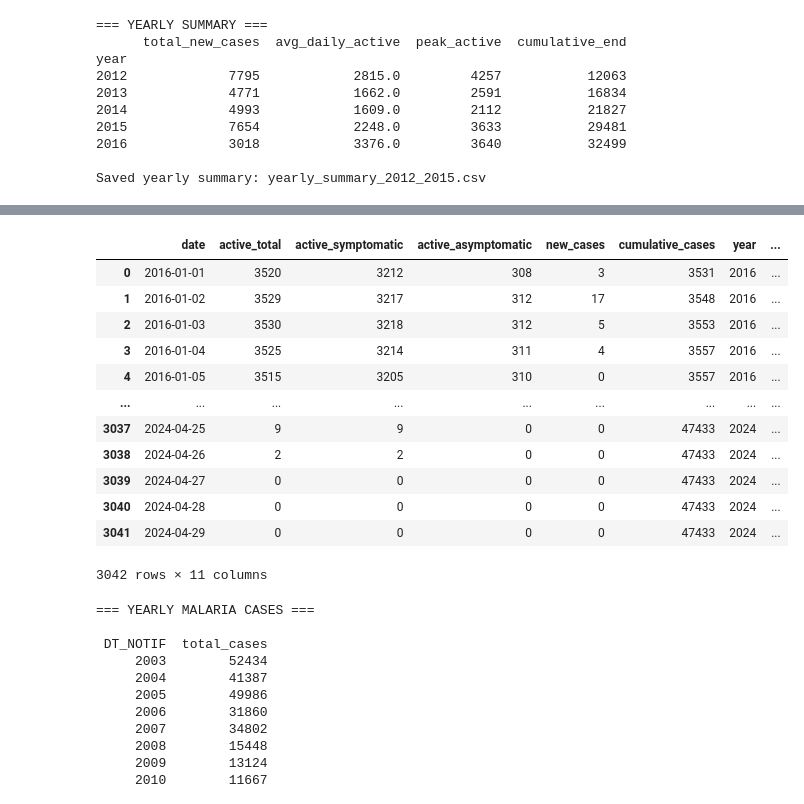
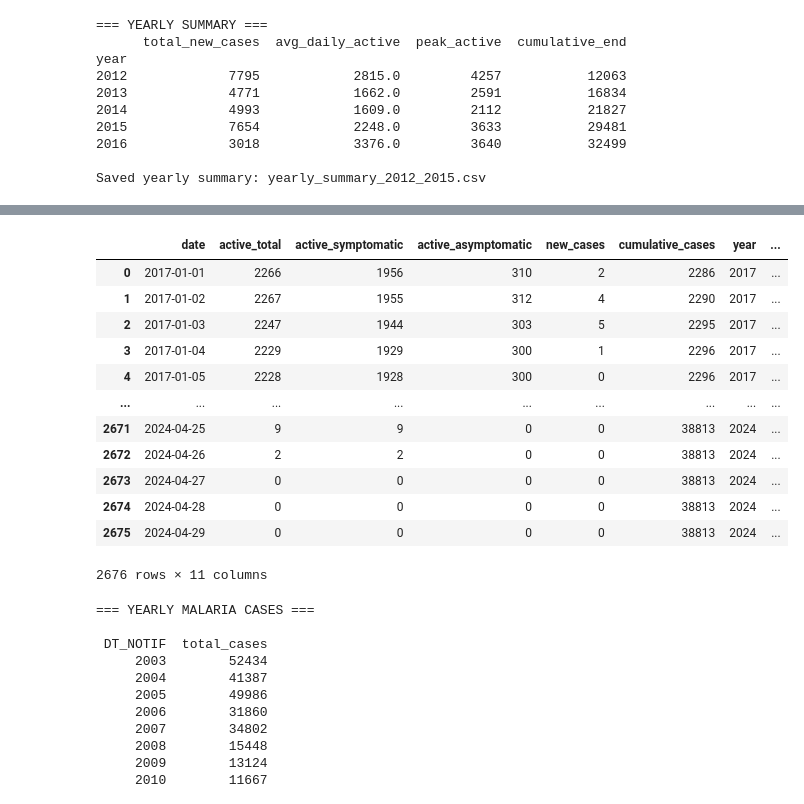
Before and after one commit to RaphaLevy/Study_on_malaria_dynamics_v2, a Jupyter notebook: data_files/notebooks/Manaus_Vivax_Cases.ipynb, the cells around one changed output, grey strips where cells are left out. Drawn from its saved outputs; the diff is of its cells as text; code cells hidden in the pictures.

```diff
--- a/data_files/notebooks/Manaus_Vivax_Cases.ipynb
+++ b/data_files/notebooks/Manaus_Vivax_Cases.ipynb
@@ -637,7 +646,7 @@ DT_NOTIF sample:
 10   2003-07-11
 Name: DT_NOTIF, dtype: datetime64[us]
 # %%
-def calculate_active_cases_with_prior_period(df, infectious_days=120, start_year=2016, end_year=2023):
+def calculate_active_cases_with_prior_period(df, infectious_days=120, start_year=2017, end_year=2023):
     """
     Calculate active cases including prior period for accurate initial counts,
     then trim the first infectious_days days.
@@ -723,10 +732,10 @@ daily_active_cases_2012_2015 = calculate_active_cases_with_prior_period(
     end_year=2015
 )
 
-daily_active_cases_2016_2023 = calculate_active_cases_with_prior_period(
+daily_active_cases_2017_2023 = calculate_active_cases_with_prior_period(
     manaus_malaria_data,
     infectious_days=120,
-    start_year=2016,
+    start_year=2017,
     end_year=2023
 )
 # %% [output]
@@ -817,12 +826,12 @@ Trimmed date range: 2012-01-01 to 2016-04-29
 Active cases on first trimmed day: 4,252
 # %%
 # Trim the first 120 days (the prior period)
-daily_active_cases_trimmed_2016_2023 = daily_active_cases_2016_2023.iloc[120:].reset_index(drop=True)
+daily_active_cases_trimmed_2017_2023 = daily_active_cases_2017_2023.iloc[120:].reset_index(drop=True)
 
 print(f"\n=== After Trimming First 120 Days ===")
-print(f"Original rows: {len(daily_active_cases_2016_2023)}")
-print(f"Trimmed rows: {len(daily_active_cases_trimmed_2016_2023)}")
-print(f"Trimmed date range: {daily_active_cases_trimmed_2016_2023['date'].min().date()} to {daily_active_cases_trimmed_2016_2023['date'].max().date()}")
-print(f"Active cases on first trimmed day: {daily_active_cases_trimmed_2016_2023['active_total'].iloc[0]:,.0f}")
+print(f"Original rows: {len(daily_active_cases_2017_2023)}")
+print(f"Trimmed rows: {len(daily_active_cases_trimmed_2017_2023)}")
+print(f"Trimmed date range: {daily_active_cases_trimmed_2017_2023['date'].min().date()} to {daily_active_cases_trimmed_2017_2023['date'].max().date()}")
+print(f"Active cases on first trimmed day: {daily_active_cases_trimmed_2017_2023['active_total'].iloc[0]:,.0f}")
 # %% [output]
 === After Trimming First 120 Days ===
@@ -901,26 +910,26 @@ First 10 rows of final dataframe:
 1580 2016-04-29         11          2938             32499
 # %%
 # Create final dataframe with all metrics
-final_df_2016_2023 = daily_active_cases_trimmed_2016_2023.copy()
+final_df_2017_2023 = daily_active_cases_trimmed_2017_2023.copy()
 
 # Add year, month, week columns for easier analysis
-final_df_2016_2023['year'] = final_df_2016_2023['date'].dt.year
-final_df_2016_2023['month'] = final_df_2016_2023['date'].dt.month
-final_df_2016_2023['week'] = final_df_2016_2023['date'].dt.isocalendar().week
-final_df_2016_2023['day_of_year'] = final_df_2016_2023['date'].dt.dayofyear
+final_df_2017_2023['year'] = final_df_2017_2023['date'].dt.year
+final_df_2017_2023['month'] = final_df_2017_2023['date'].dt.month
+final_df_2017_2023['week'] = final_df_2017_2023['date'].dt.isocalendar().week
+final_df_2017_2023['day_of_year'] = final_df_2017_2023['date'].dt.dayofyear
 
 # Calculate additional metrics
-final_df_2016_2023['active_per_new_case'] = final_df_2016_2023['active_total'] / (final_df_2016_2023['new_cases'] + 1)
+final_df_2017_2023['active_per_new_case'] = final_df_2017_2023['active_total'] / (final_df_2017_2023['new_cases'] + 1)
 
 # Save the final dataframe
-final_df_2016_2023.to_csv("../../data_files/data/sivep_notification_data/treated_malaria_notification_data/cumulative_manaus_cases_2016_2023.csv", index=False)
-print(f"\nSaved final dataframe: active_cases_2016_2023_with_cumulative.csv")
-print(f"File has {len(final_df_2016_2023):,} rows and {len(final_df_2016_2023.columns)} columns")
+final_df_2017_2023.to_csv("../../data_files/data/sivep_notification_data/treated_malaria_notification_data/cumulative_manaus_cases_2017_2023.csv", index=False)
+print(f"\nSaved final dataframe: active_cases_2017_2023_with_cumulative.csv")
+print(f"File has {len(final_df_2017_2023):,} rows and {len(final_df_2017_2023.columns)} columns")
 
 # Preview
 print("\nFirst 10 rows of final dataframe:")
-print(final_df_2016_2023[['date', 'new_cases', 'active_total', 'cumulative_cases']].head(10))
+print(final_df_2017_2023[['date', 'new_cases', 'active_total', 'cumulative_cases']].head(10))
 
 print("\nLast 10 rows of final dataframe:")
-print(final_df_2016_2023[['date', 'new_cases', 'active_total', 'cumulative_cases']].tail(10))
+print(final_df_2017_2023[['date', 'new_cases', 'active_total', 'cumulative_cases']].tail(10))
 # %% [output]
@@ -1057,19 +1066,19 @@ plt.show()
 # %%
-final_df_2016_2023
+final_df_2017_2023
 # %% [output]
 |  | date | active_total | active_symptomatic | active_asymptomatic | new_cases | cumulative_cases | year | ... |
-| 0 | 2016-01-01 | 3520 | 3212 | 308 | 3 | 3531 | 2016 | ... |
-| 1 | 2016-01-02 | 3529 | 3217 | 312 | 17 | 3548 | 2016 | ... |
-| 2 | 2016-01-03 | 3530 | 3218 | 312 | 5 | 3553 | 2016 | ... |
-| 3 | 2016-01-04 | 3525 | 3214 | 311 | 4 | 3557 | 2016 | ... |
-| 4 | 2016-01-05 | 3515 | 3205 | 310 | 0 | 3557 | 2016 | ... |
+| 0 | 2017-01-01 | 2266 | 1956 | 310 | 2 | 2286 | 2017 | ... |
+| 1 | 2017-01-02 | 2267 | 1955 | 312 | 4 | 2290 | 2017 | ... |
+| 2 | 2017-01-03 | 2247 | 1944 | 303 | 5 | 2295 | 2017 | ... |
+| 3 | 2017-01-04 | 2229 | 1929 | 300 | 1 | 2296 | 2017 | ... |
+| 4 | 2017-01-05 | 2228 | 1928 | 300 | 0 | 2296 | 2017 | ... |
 | ... | ... | ... | ... | ... | ... | ... | ... | ... |
-| 3037 | 2024-04-25 | 9 | 9 | 0 | 0 | 47433 | 2024 | ... |
-| 3038 | 2024-04-26 | 2 | 2 | 0 | 0 | 47433 | 2024 | ... |
-| 3039 | 2024-04-27 | 0 | 0 | 0 | 0 | 47433 | 2024 | ... |
-| 3040 | 2024-04-28 | 0 | 0 | 0 | 0 | 47433 | 2024 | ... |
-| 3041 | 2024-04-29 | 0 | 0 | 0 | 0 | 47433 | 2024 | ... |
+| 2671 | 2024-04-25 | 9 | 9 | 0 | 0 | 38813 | 2024 | ... |
+| 2672 | 2024-04-26 | 2 | 2 | 0 | 0 | 38813 | 2024 | ... |
+| 2673 | 2024-04-27 | 0 | 0 | 0 | 0 | 38813 | 2024 | ... |
+| 2674 | 2024-04-28 | 0 | 0 | 0 | 0 | 38813 | 2024 | ... |
+| 2675 | 2024-04-29 | 0 | 0 | 0 | 0 | 38813 | 2024 | ... |
-3042 rows × 11 columns
+2676 rows × 11 columns
 # %%
 manaus_malaria_data['DT_NOTIF'] = pd.to_datetime(manaus_malaria_data['DT_NOTIF'])
 yearly_cases = manaus_malaria_data.groupby(manaus_malaria_data['DT_NOTIF'].dt.year).size().reset_index(name='total_cases')
```
Also changed, not shown: parts of 10 cells of this notebook.
